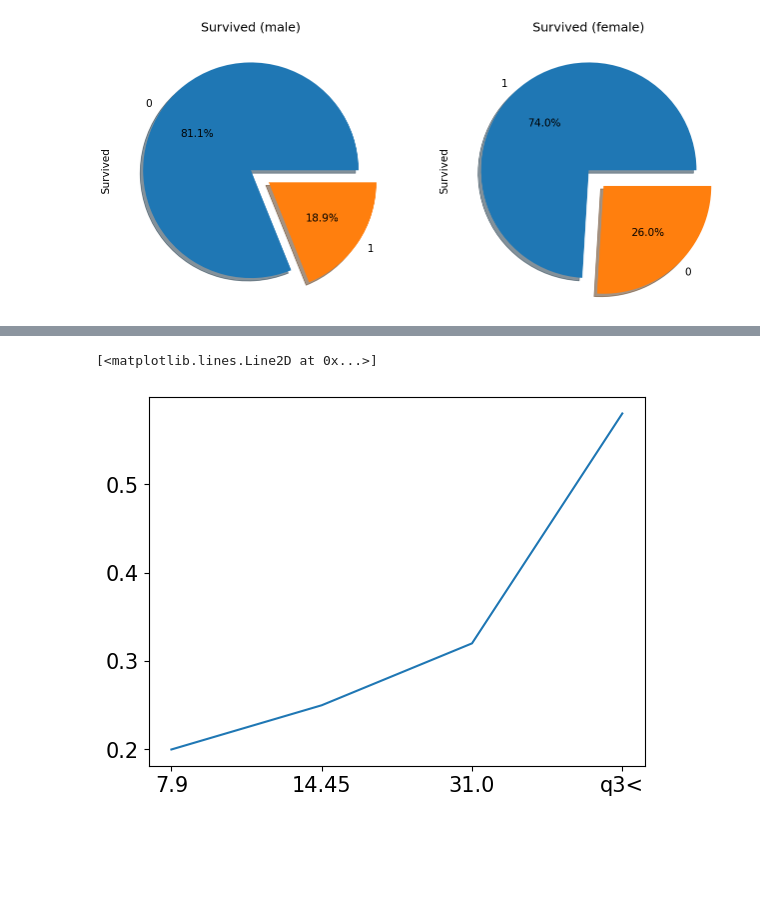
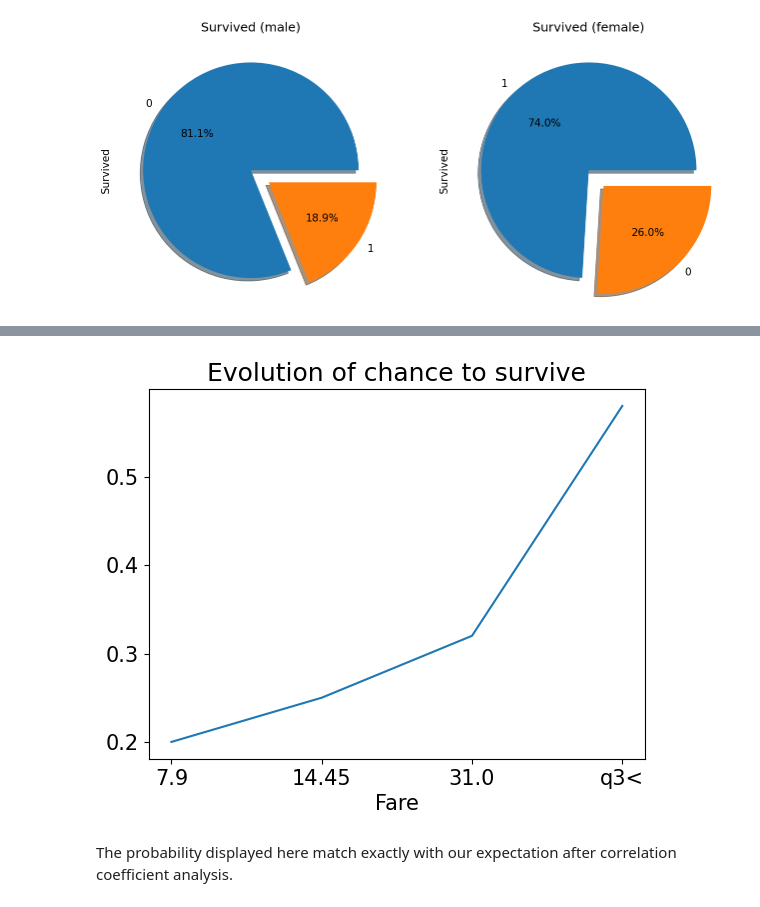
Before and after one commit to kaminosekai54/EDA-TITANIC, a Jupyter notebook: MiniProject 1.ipynb, the cells around one changed output, grey strips where cells are left out. Saved outputs shown, nothing was run; the diff lists cells and outputs as text; code cells hidden in the pictures; blank space fills up the shorter version.

```diff
--- a/MiniProject 1.ipynb
+++ b/MiniProject 1.ipynb
@@ -237,9 +242,13 @@ plt.plot(survivable_probabilities.keys(),survivable_probabilities.values())
 # %%
 survivable_probabilities=survivable_probability(train_titanic,"Fare")
 plt.plot(survivable_probabilities.keys(),survivable_probabilities.values())
+plt.title("Evolution of chance to survive")
+plt.xlabel("Fare")
+plt.show()
 # %% [output]
-[<matplotlib.lines.Line2D at 0x...>]
-[figure, old version]
+[figure, new version]
+# %% [markdown]
+The probability displayed here match exactly with our expectation after correlation coefficient analysis.
 # %%
 survivable_probabilities=survivable_probability(train_titanic,"Parch")
 plt.plot(survivable_probabilities.keys(),survivable_probabilities.values())
```
Also changed, not shown: parts of 9 cells of this notebook, 1 other file.
